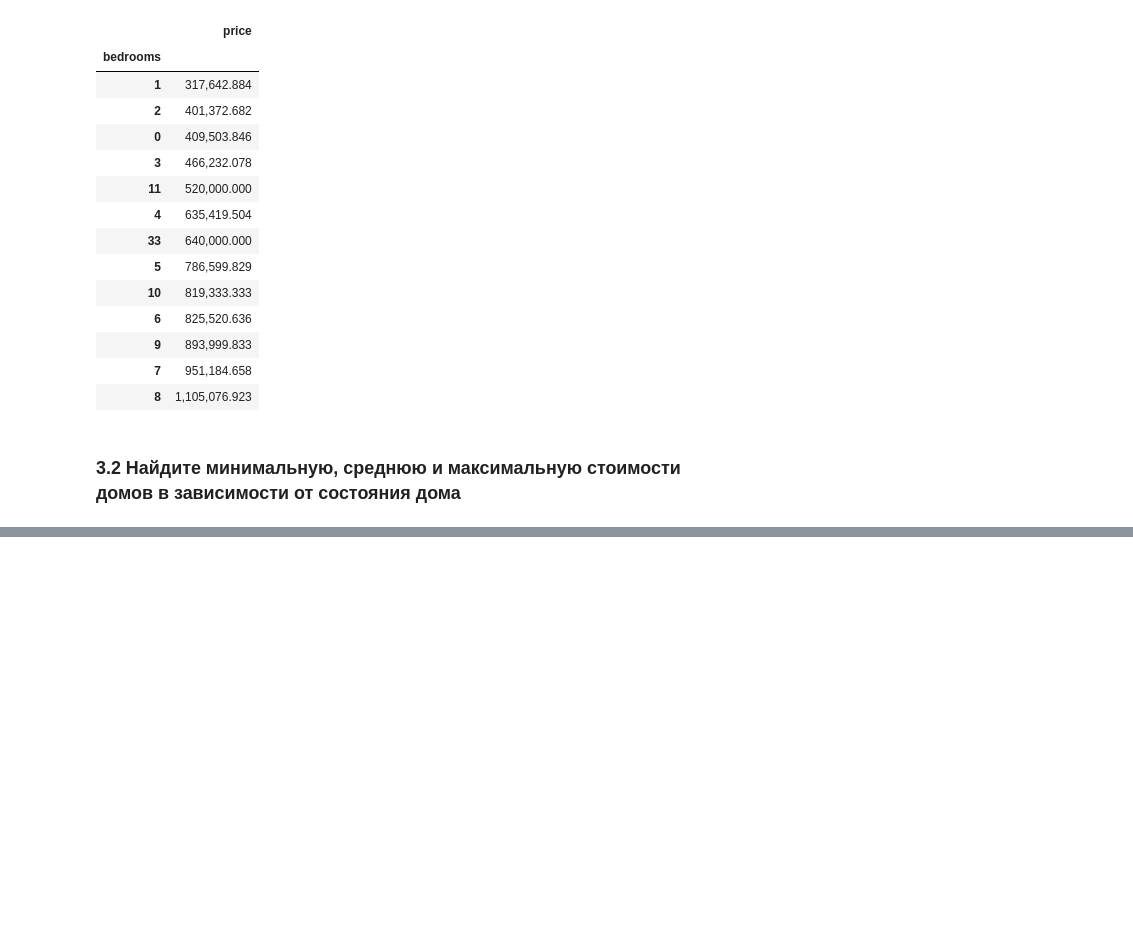
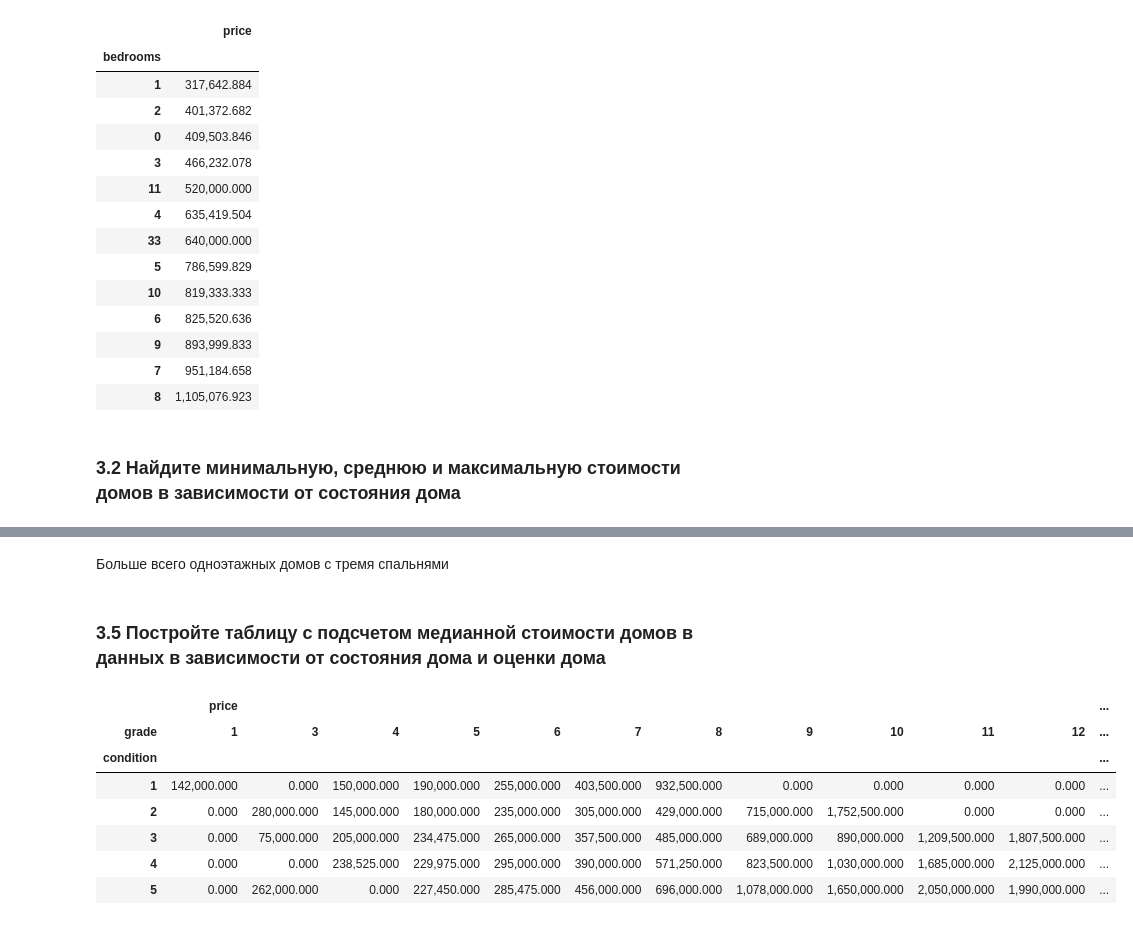
Before and after one commit to Olga643/Example, a Jupyter notebook: Untitled20.ipynb, the cells around one changed output, grey strips where cells are left out. Drawn from its saved outputs; the diff is of its cells as text; code cells hidden in the pictures; blank space fills up the shorter version.

```diff
--- a/Untitled20.ipynb
+++ b/Untitled20.ipynb
@@ -199,0 +245,15 @@ df.groupby('bedrooms').agg({'price': 'mean'}).sort_values('price')
+# %% [markdown]
+Больше всего одноэтажных домов с тремя спальнями
+# %% [markdown]
+### 3.5 Постройте таблицу с подсчетом медианной стоимости домов в данных в зависимости от состояния дома и оценки дома
+# %%
+df.groupby(['condition', 'grade']).agg({'price': 'median'}).unstack('grade').fillna(0)
+# %% [output]
+|  | price |  |  |  |  |  |  |  |  |  |  | ... |
+| grade | 1 | 3 | 4 | 5 | 6 | 7 | 8 | 9 | 10 | 11 | 12 | ... |
+| condition |  |  |  |  |  |  |  |  |  |  |  | ... |
+| 1 | 142,000.000 | 0.000 | 150,000.000 | 190,000.000 | 255,000.000 | 403,500.000 | 932,500.000 | 0.000 | 0.000 | 0.000 | 0.000 | ... |
+| 2 | 0.000 | 280,000.000 | 145,000.000 | 180,000.000 | 235,000.000 | 305,000.000 | 429,000.000 | 715,000.000 | 1,752,500.000 | 0.000 | 0.000 | ... |
+| 3 | 0.000 | 75,000.000 | 205,000.000 | 234,475.000 | 265,000.000 | 357,500.000 | 485,000.000 | 689,000.000 | 890,000.000 | 1,209,500.000 | 1,807,500.000 | ... |
+| 4 | 0.000 | 0.000 | 238,525.000 | 229,975.000 | 295,000.000 | 390,000.000 | 571,250.000 | 823,500.000 | 1,030,000.000 | 1,685,000.000 | 2,125,000.000 | ... |
+| 5 | 0.000 | 262,000.000 | 0.000 | 227,450.000 | 285,475.000 | 456,000.000 | 696,000.000 | 1,078,000.000 | 1,650,000.000 | 2,050,000.000 | 1,990,000.000 | ... |
```
Also changed, not shown: parts of 13 cells of this notebook.
